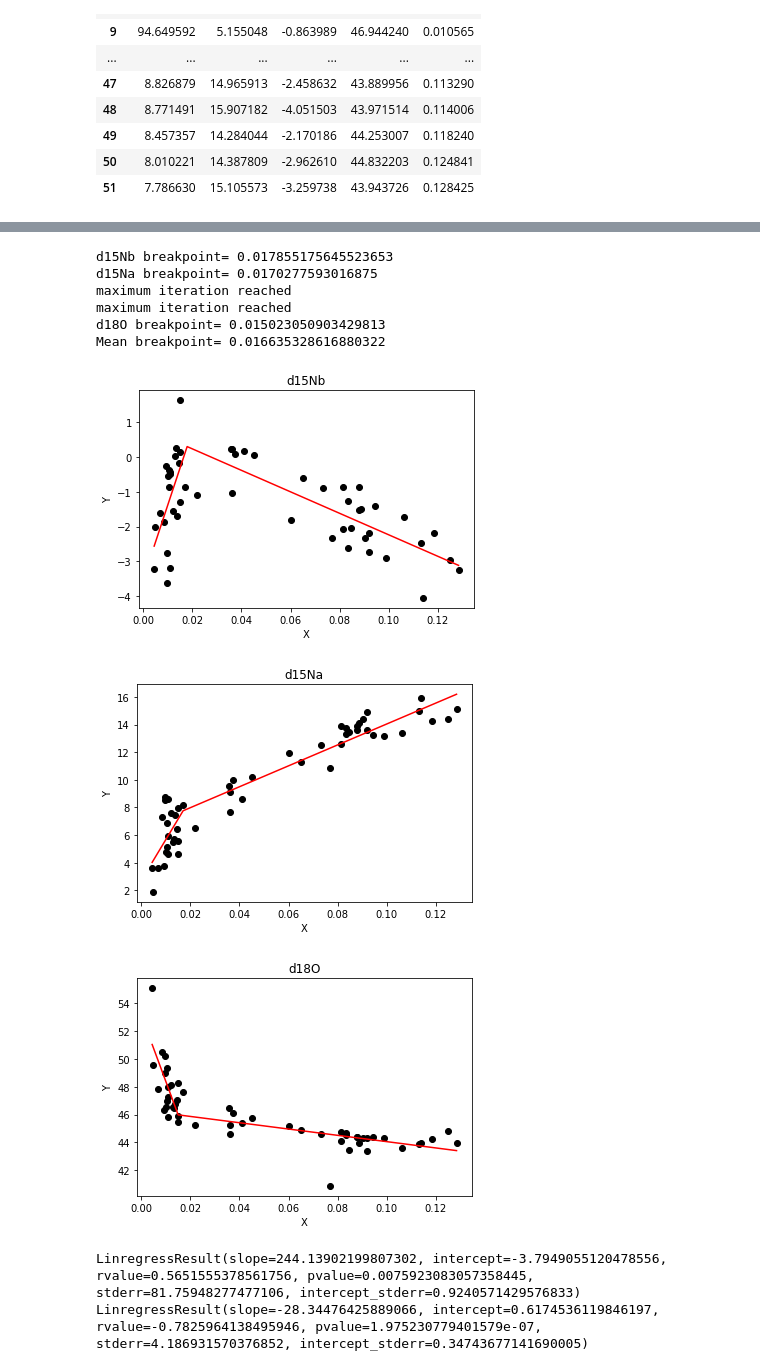
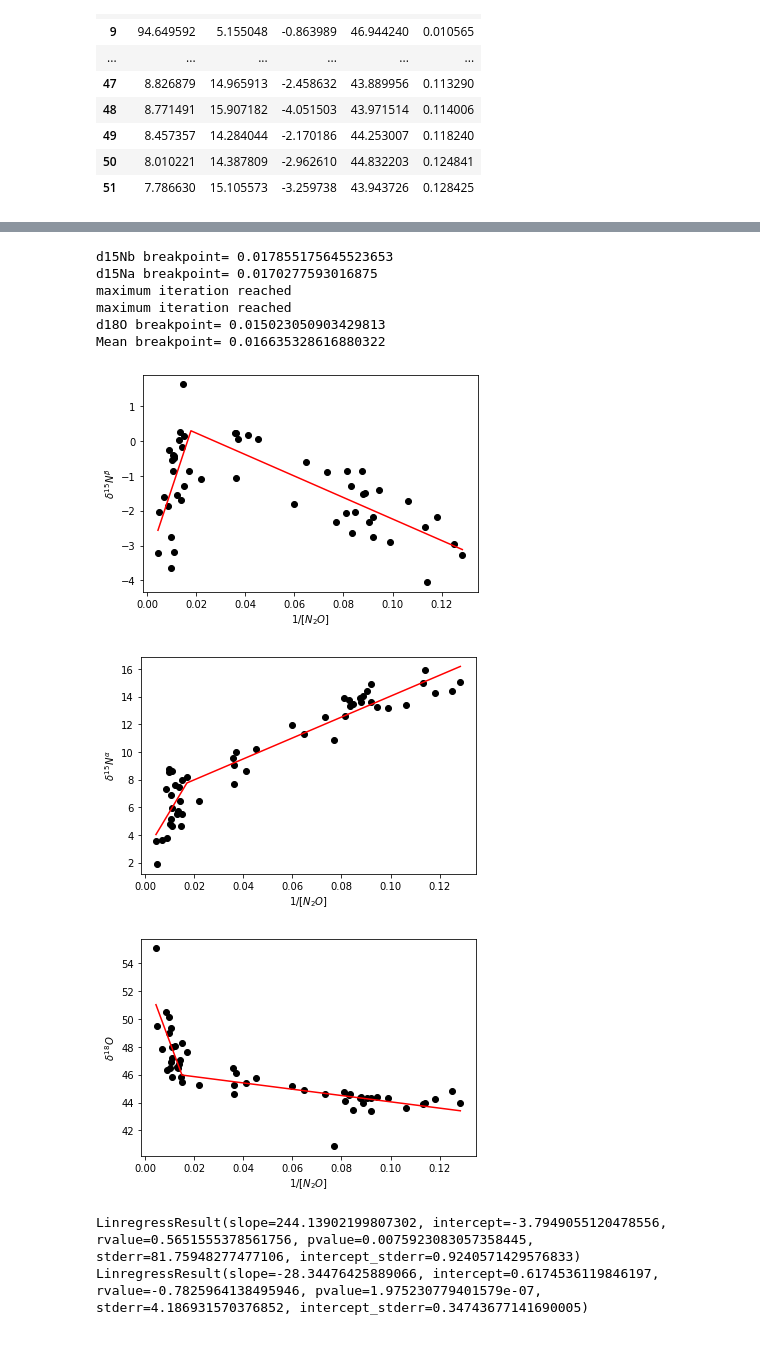
Before and after one commit to ckelly314/changepoints, a Jupyter notebook: changepoints.ipynb, the cells around one changed output, grey strips where cells are left out. Drawn from its saved outputs; the diff is of its cells as text; code cells hidden in the pictures.

```diff
--- a/changepoints.ipynb
+++ b/changepoints.ipynb
@@ -100,14 +110,15 @@ d15Nb breakpoint= 0.017855175645523653
 # %%
+### CALCULATE MEAN BREAKPOINT FOR ALL ISOTOPOMERS ###
+
 x = np.array(data.N2O_inv)
 y = np.array(data.d15Nb)
 
 fig, ax = plt.subplots()
-ax.plot( x, y, 'ok' );
-
+ax.plot( x, y, 'ok' ) # this is a shortened version of what we did above
 initialBreakpoints = [0.02]
-ax.plot( *SegmentedLinearReg( x, y, initialBreakpoints ), '-r' );
-ax.set_xlabel('X'); plt.ylabel('Y');
-ax.set_title('d15Nb')
+ax.plot( *SegmentedLinearReg( x, y, initialBreakpoints ), '-r' )
+ax.set_xlabel('1/[$N_2O$]')
+ax.set_ylabel(r"$\delta^{15}N^{\beta}$")
 
 xsol, ysol = SegmentedLinearReg( x, y, initialBreakpoints )
 xsolbeta = xsol[1]
@@ -119,38 +130,38 @@ fig, ax = plt.subplots()
 ax.plot( x, y, 'ok' );
 
 initialBreakpoints = [xsolbeta]
 ax.plot( *SegmentedLinearReg( x, y, initialBreakpoints ), '-r' );
-ax.set_xlabel('X'); plt.ylabel('Y');
-ax.set_title('d15Na')
+ax.set_xlabel('1/[$N_2O$]')
+ax.set_ylabel(r"$\delta^{15}N^{\alpha}$")
 
 xsol, ysol = SegmentedLinearReg( x, y, initialBreakpoints )
 xsolalpha = xsol[1]
 print('d15Na breakpoint=',xsolalpha)
 
 y = np.array(data.d18O)
 
 fig, ax = plt.subplots()
 ax.plot( x, y, 'ok' );
 
 initialBreakpoints = [xsolbeta]
 ax.plot( *SegmentedLinearReg( x, y, initialBreakpoints ), '-r' );
-ax.set_xlabel('X'); plt.ylabel('Y');
-ax.set_title('d18O')
+ax.set_xlabel('1/[$N_2O$]')
+ax.set_ylabel(r"$\delta^{18}O$")
 
 xsol, ysol = SegmentedLinearReg( x, y, initialBreakpoints )
 xsol18O = xsol[1]
 print('d18O breakpoint=',xsol18O)
 
 xcutoff = np.mean([xsolbeta,xsolalpha,xsol18O])
 print('Mean breakpoint=',xcutoff)
 # %% [output]
 d15Nb breakpoint= 0.017855175645523653
 d15Na breakpoint= 0.0170277593016875
 maximum iteration reached
 maximum iteration reached
 d18O breakpoint= 0.015023050903429813
 Mean breakpoint= 0.016635328616880322
-[figure, old version]
+[figure, new version]
-[figure, old version]
+[figure, new version]
-[figure, old version]
+[figure, new version]
 # %%
```
Also changed, not shown: parts of 5 cells of this notebook.
